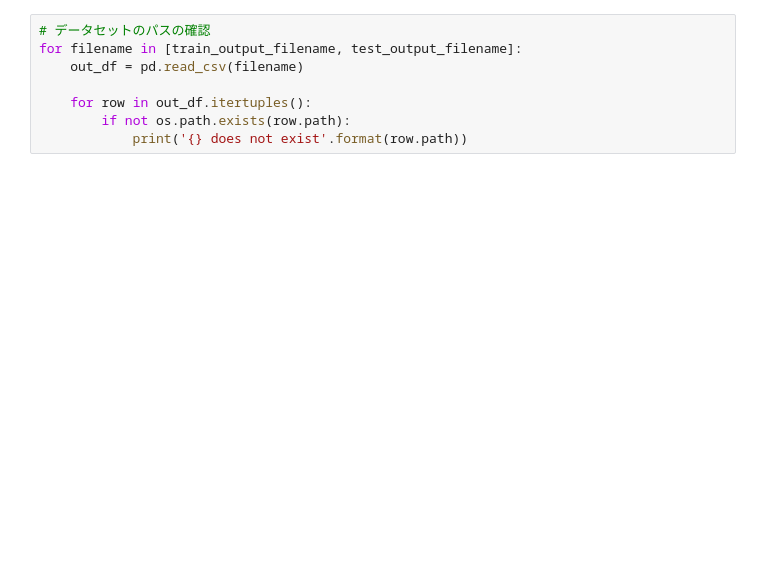
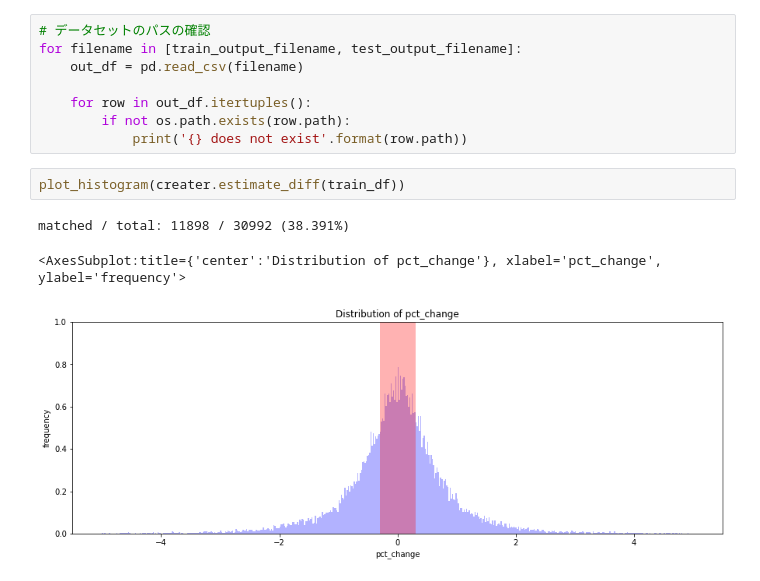
Before and after one commit to tnakagami/candle_chart_analysis, a Jupyter notebook: analysis/generate_candle_chart_dataset.ipynb, the cells around one changed output. Drawn from its saved outputs; the diff is of its cells as text; blank space fills up the shorter version.

```diff
--- a/analysis/generate_candle_chart_dataset.ipynb
+++ b/analysis/generate_candle_chart_dataset.ipynb
@@ -161,3 +250,9 @@ for filename in [train_output_filename, test_output_filename]:
     for row in out_df.itertuples():
         if not os.path.exists(row.path):
             print('{} does not exist'.format(row.path))
+# %%
+plot_histogram(creater.estimate_diff(train_df))
+# %% [output]
+matched / total: 11898 / 30992 (38.391%)
+<AxesSubplot:title={'center':'Distribution of pct_change'}, xlabel='pct_change', ylabel='frequency'>
+[figure, added]
```
Also changed, not shown: parts of 10 cells of this notebook, 3 other files.
